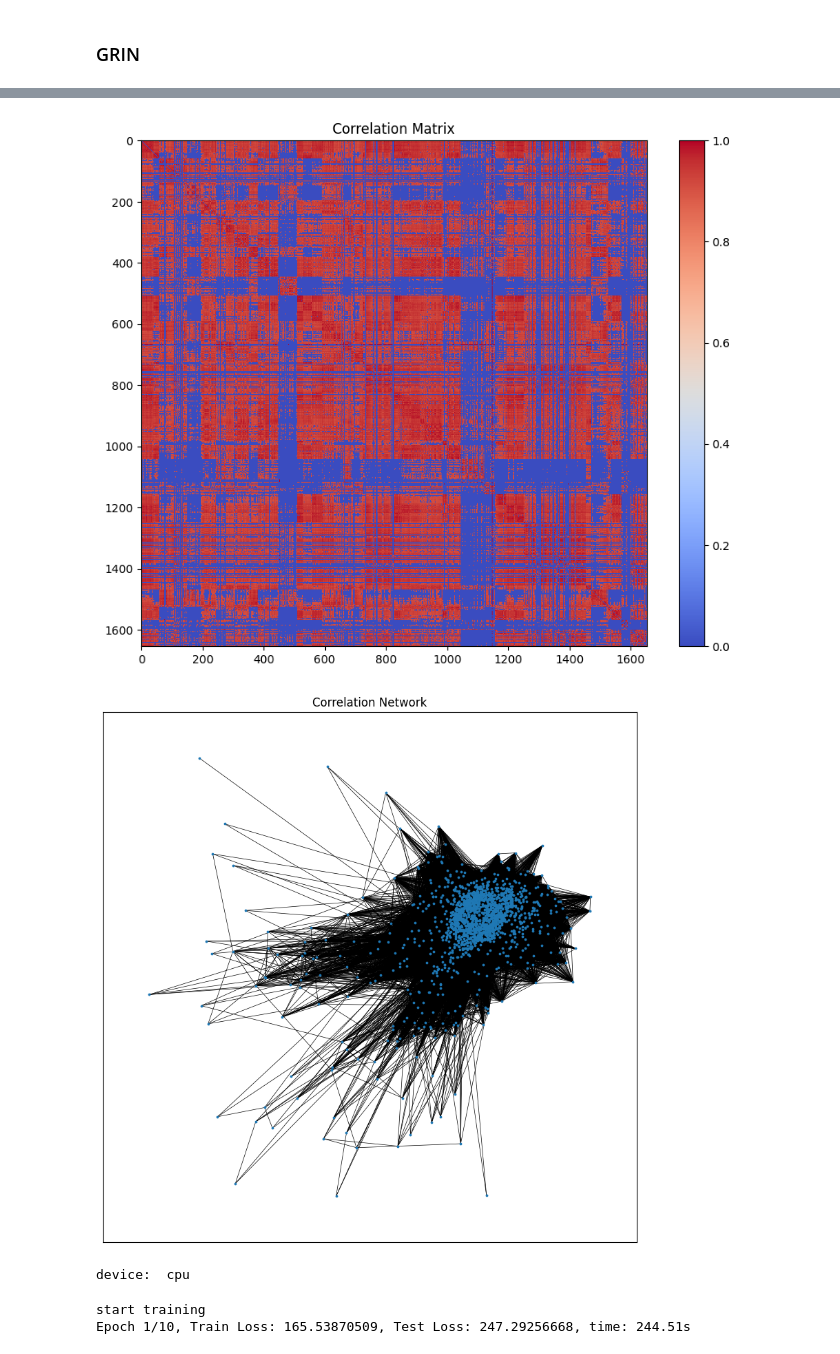
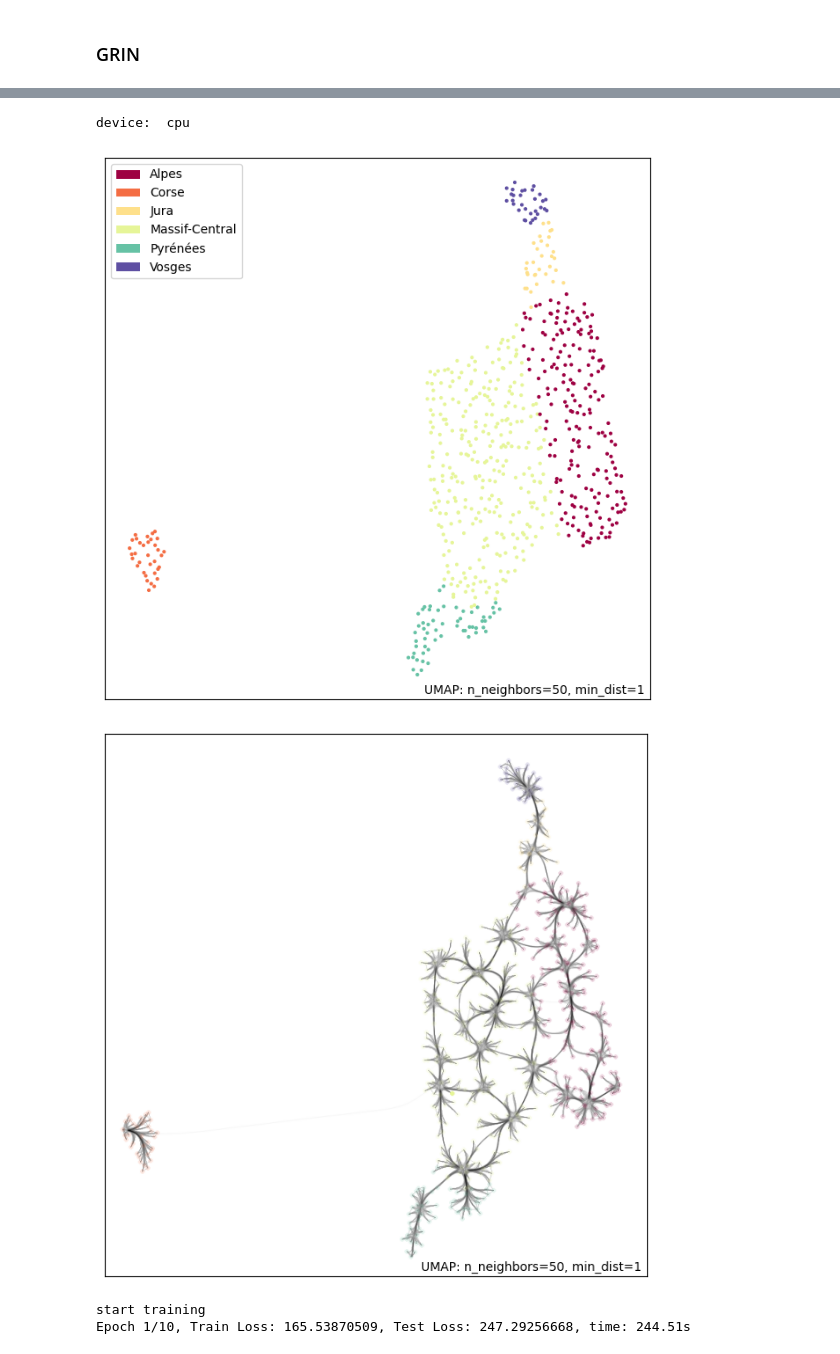
Before and after one commit to leocatteau/Meteo-France, a Jupyter notebook: notebook_guides/neural_networks.ipynb, the cells around one changed output, grey strips where cells are left out. Saved outputs shown, nothing was run; the diff lists cells and outputs as text; code cells hidden in the pictures.

```diff
--- a/notebook_guides/neural_networks.ipynb
+++ b/notebook_guides/neural_networks.ipynb
@@ -239,7 +239,7 @@ from trainer.Filler import Filler
 from types import SimpleNamespace
 # %%
 data_kwargs = SimpleNamespace()
-data_kwargs.data = 'bdclim'
+data_kwargs.data = 'bdclim_clean'
 data_kwargs.dataset = 'WindowHorizonDataset'
 data_kwargs.root_path = '../../datasets/'
 data_kwargs.data_path = 'bdclim_safran_2023-2024.nc'
@@ -251,8 +251,8 @@ data_kwargs.window = 24
 data_kwargs.horizon = 0
 
 data_provider = DataProvider(data_kwargs)
-# adjacency_matrix = torch.FloatTensor(data_provider.data.umap_adjacency(threshold=0.1, verbose=True)).to('cuda:0' if torch.cuda.is_available() else 'cpu')
-adjacency_matrix = torch.FloatTensor(data_provider.data.correlation_adjacency(threshold=0.9, verbose=True)).to('cuda:0' if torch.cuda.is_available() else 'cpu')
+adjacency_matrix = torch.FloatTensor(data_provider.data.umap_adjacency(threshold=0.00, verbose=True)).to('cuda:0' if torch.cuda.is_available() else 'cpu')
+# adjacency_matrix = torch.FloatTensor(data_provider.data.correlation_adjacency(threshold=0.9, verbose=True)).to('cuda:0' if torch.cuda.is_available() else 'cpu')
 train_dataloader = data_provider.train_dataloader()
 test_dataloader = data_provider.test_dataloader()
 
@@ -271,6 +270,6 @@ device:  cpu
+device:  cpu
-[figure, old version]
+[figure, new version]
-[figure, old version]
+[figure, new version]
-device:  cpu
 # %%
 train_loss, test_loss = filler.train(train_dataloader=train_dataloader, test_dataloader=test_dataloader)
 # %% [output]
```
Also changed, not shown: parts of 1 cell of this notebook, 6 other files.
